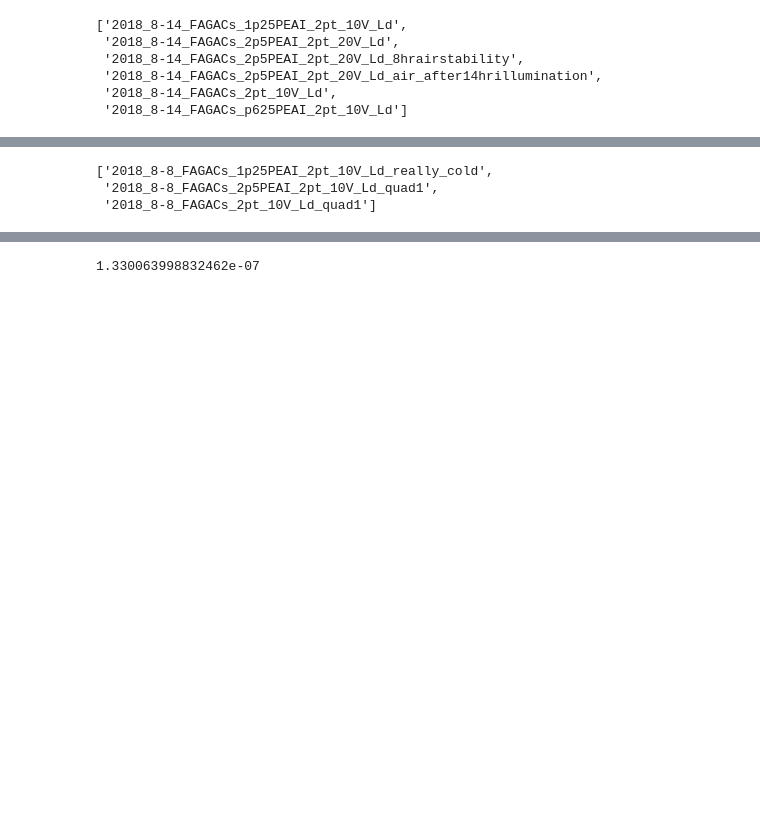
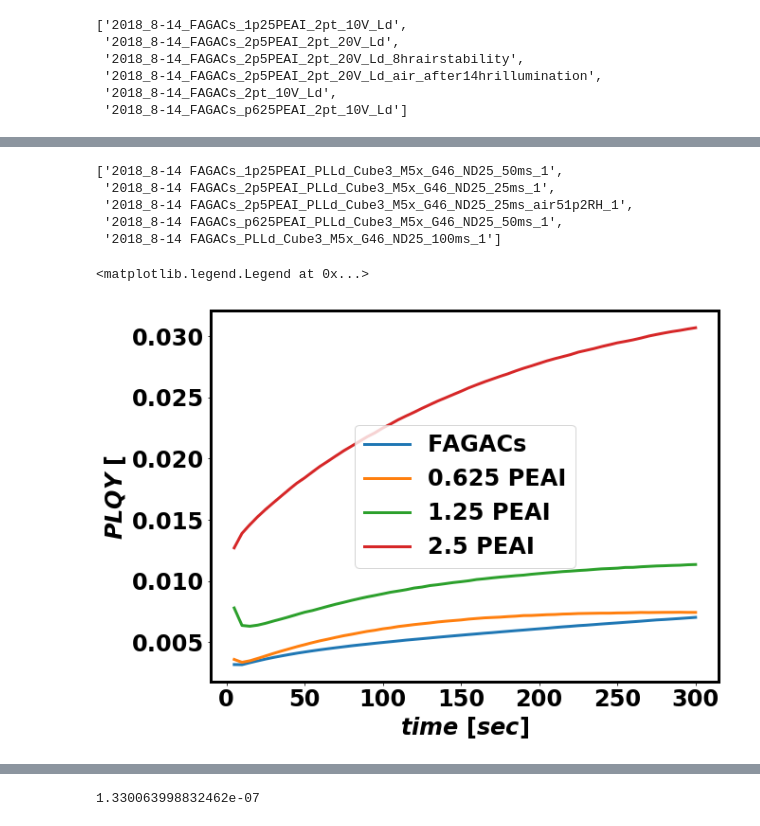
Before and after one commit to rstoddard24/PVtools, a Jupyter notebook: PVtools/PL-Ld/2018_8-14Ld_analysis.ipynb, the cells around one changed output, grey strips where cells are left out. Drawn from its saved outputs; the diff is of its cells as text; code cells hidden in the pictures; blank space fills up the shorter version.

```diff
--- a/PVtools/PL-Ld/2018_8-14Ld_analysis.ipynb
+++ b/PVtools/PL-Ld/2018_8-14Ld_analysis.ipynb
@@ -126,6 +126,65 @@ plt.legend(['FAGACs','0.625 PEAI','1.25 PEAI','2.5 PEAI'])
-# %%
-names
-# %% [output]
-['2018_8-8_FAGACs_1p25PEAI_2pt_10V_Ld_really_cold',
- '2018_8-8_FAGACs_2p5PEAI_2pt_10V_Ld_quad1',
- '2018_8-8_FAGACs_2pt_10V_Ld_quad1']
+# %%
+#Now extract PLQY from widefield images and plot
+#Specify Directory
+directory_WF = '2018_8-14WF'
+
+#Get all files in directory
+names_WF = []
+for file in listdir(directory_WF):
+    names_WF.append(file)
+
+names_WF
+# %% [output]
+['2018_8-14 FAGACs_1p25PEAI_PLLd_Cube3_M5x_G46_ND25_50ms_1',
+ '2018_8-14 FAGACs_2p5PEAI_PLLd_Cube3_M5x_G46_ND25_25ms_1',
+ '2018_8-14 FAGACs_2p5PEAI_PLLd_Cube3_M5x_G46_ND25_25ms_air51p2RH_1',
+ '2018_8-14 FAGACs_p625PEAI_PLLd_Cube3_M5x_G46_ND25_50ms_1',
+ '2018_8-14 FAGACs_PLLd_Cube3_M5x_G46_ND25_100ms_1']
+# %%
+#im = Image.open(directory_WF + '/' + names_WF[4] + '/' + names_WF[4] + '_MMStack_Pos0.ome.tif')
+
+#replace this with robust inference from metadata
+WF_times = np.linspace(5,300,60) #times in sec
+PLQYs_list = []
+
+for ii in (4,3,0,1):
+    im = io.imread(directory_WF + '/' + names_WF[ii] + '/' + names_WF[ii] + '_MMStack_Pos0.ome.tif')
+    data_WF = np.array(im)
+
+    pix_size = 1.45e-6 #m
+    #better to replace this with metadata parsing, need to load metatdata
+    idxms = names_WF[ii].find('ms_')
+    exp_str = names_WF[ii][idxms-3:idxms]
+    if exp_str[0] == '_':
+        exp_str = exp_str[1:]
+
+    exp_time = float(exp_str)/1000 #sec
+
+    Excitation_flux = aI #photons/sec-m^2
+
+    #calibration, needs to be adjusted
+    calibration_numbers = 150*0.46*5.84*(0.038133877331141923/0.37277650051794803)
+
+    PLQY_ims = np.float64(data_WF)/(pix_size**2*exp_time)/Excitation_flux
+
+    """
+    Z = PLQY_ims[0,250:1800,250:1800]*100
+    plt.imshow(Z,cmap=cm.hot,interpolation='none')
+    cbar = plt.colorbar()
+
+    #vmin=1.08, vmax=1.2
+    """
+    PLQYs = np.zeros(PLQY_ims.shape[0])
+    for tt in range(PLQY_ims.shape[0]):
+        PLQYs[tt] = np.mean(PLQY_ims[tt,250:1800,250:1800]*100)
+
+    PLQYs_list.append(PLQYs)
+    plt.plot(WF_times,PLQYs,linewidth=3)
+plt.xlabel('$time\ [sec]$')
+plt.ylabel('$PLQY\ [\%]$')
+#plt.ylim(-20,5)
+#plt.xlim(0,1.2)
+plt.legend(['FAGACs','0.625 PEAI','1.25 PEAI','2.5 PEAI'])
+# %% [output]
+<matplotlib.legend.Legend at 0x...>
+[figure, added]
```
Also changed, not shown: parts of 9 cells of this notebook.
